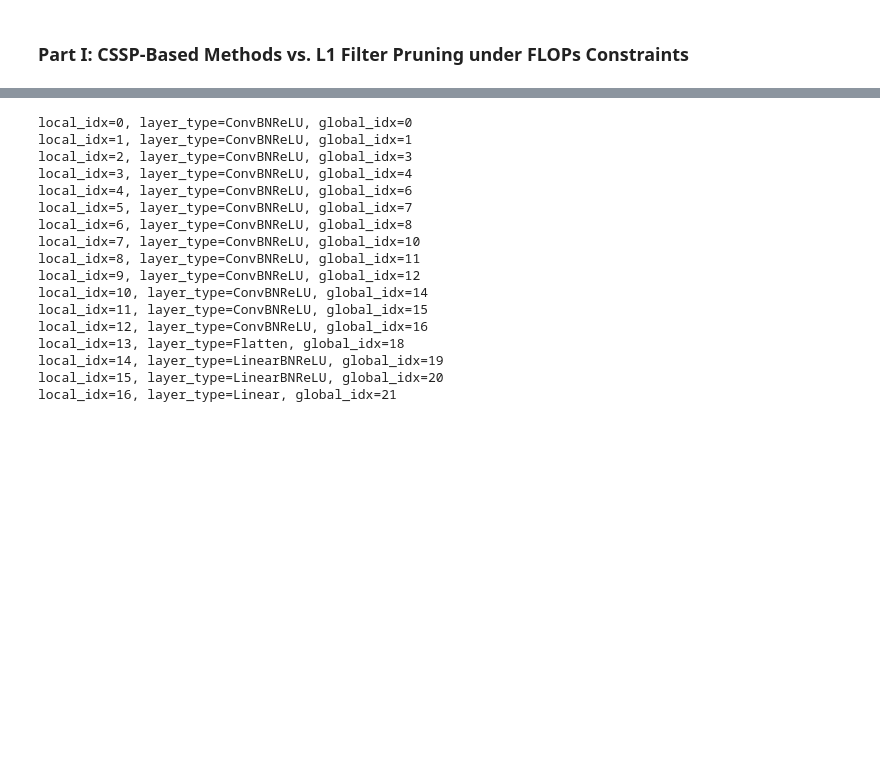
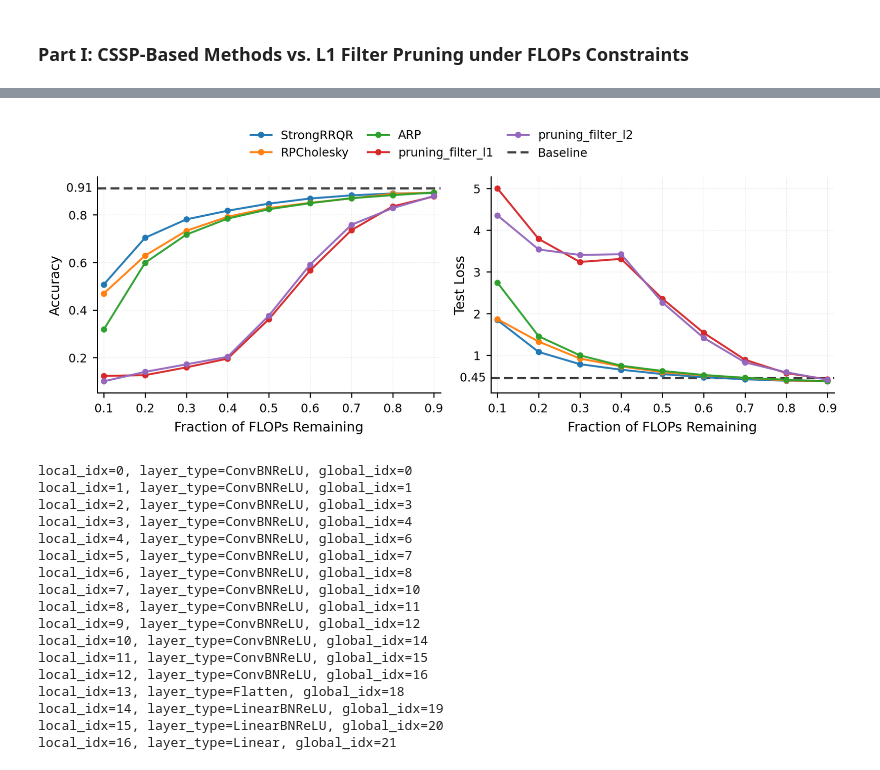
Before and after one commit to yuekai-yan/CSSP_Neural_Networks_Pruning, a Jupyter notebook: CIFAR10.ipynb, the cells around one changed output, grey strips where cells are left out. Cells and saved outputs as stored; diff of their text form; code cells hidden in the pictures; blank space fills up the shorter version.

```diff
--- a/CIFAR10.ipynb
+++ b/CIFAR10.ipynb
@@ -260,3 +241,25 @@ Flops after pruning: 627864064 -> 62195108
+# %%
+import importlib
+import Plot as Plot
+import Pruning.pruning_CSSP as pruning_CSSP
+
+importlib.reload(Plot)
+importlib.reload(pruning_CSSP)
+
+# Plot pruning curves
+Plot.plot_pruning_curve(
+    base_acc,
+    rho,
+    all_accs,
+    methods_flops,
+    "flops",
+    "Accuracy",
+    title=None,
+    base_loss=base_loss,
+    losses=all_losses,
+)
+# %% [output]
+[figure, added]
 # %%
 params = extract_params(model3.model)
 
```
Also changed, not shown: parts of 12 cells of this notebook.
